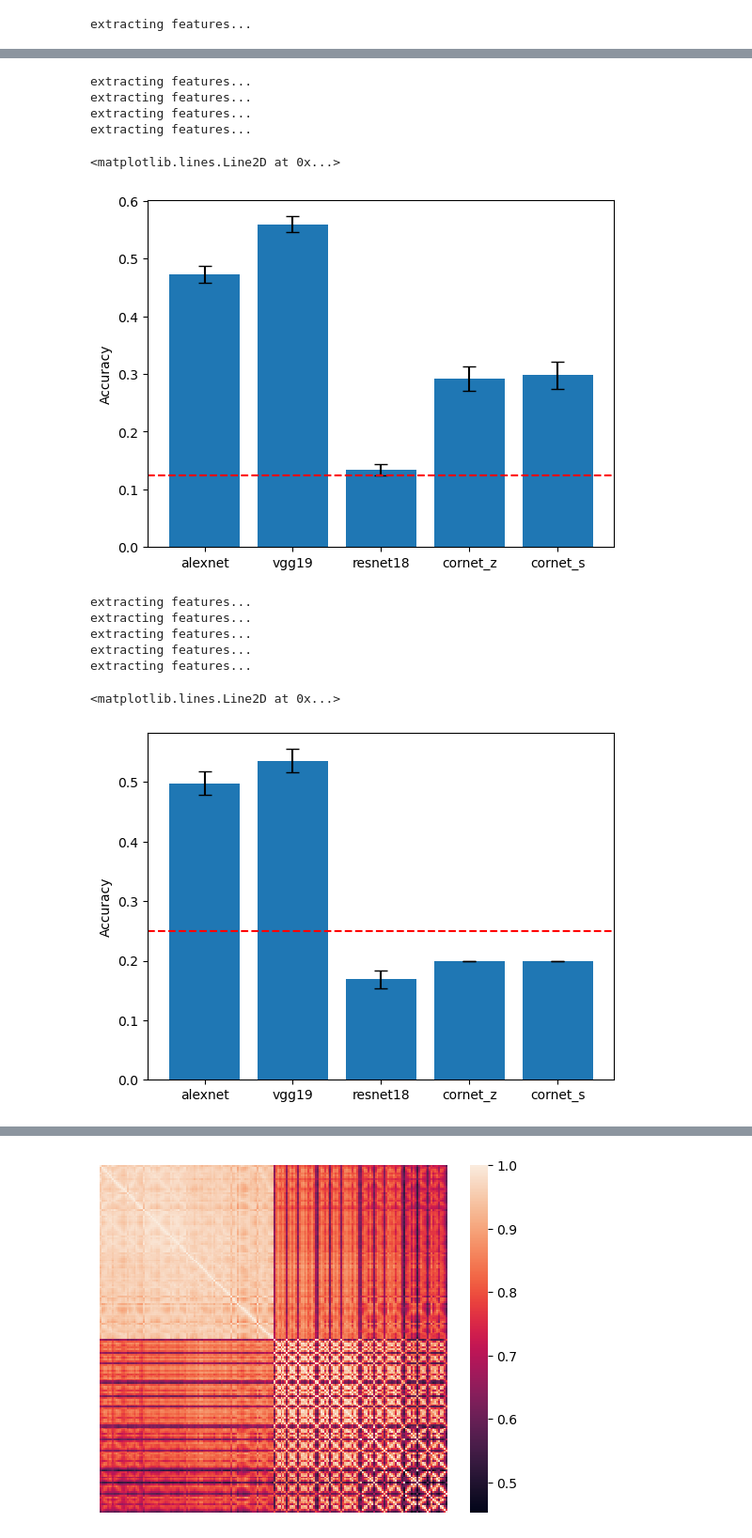
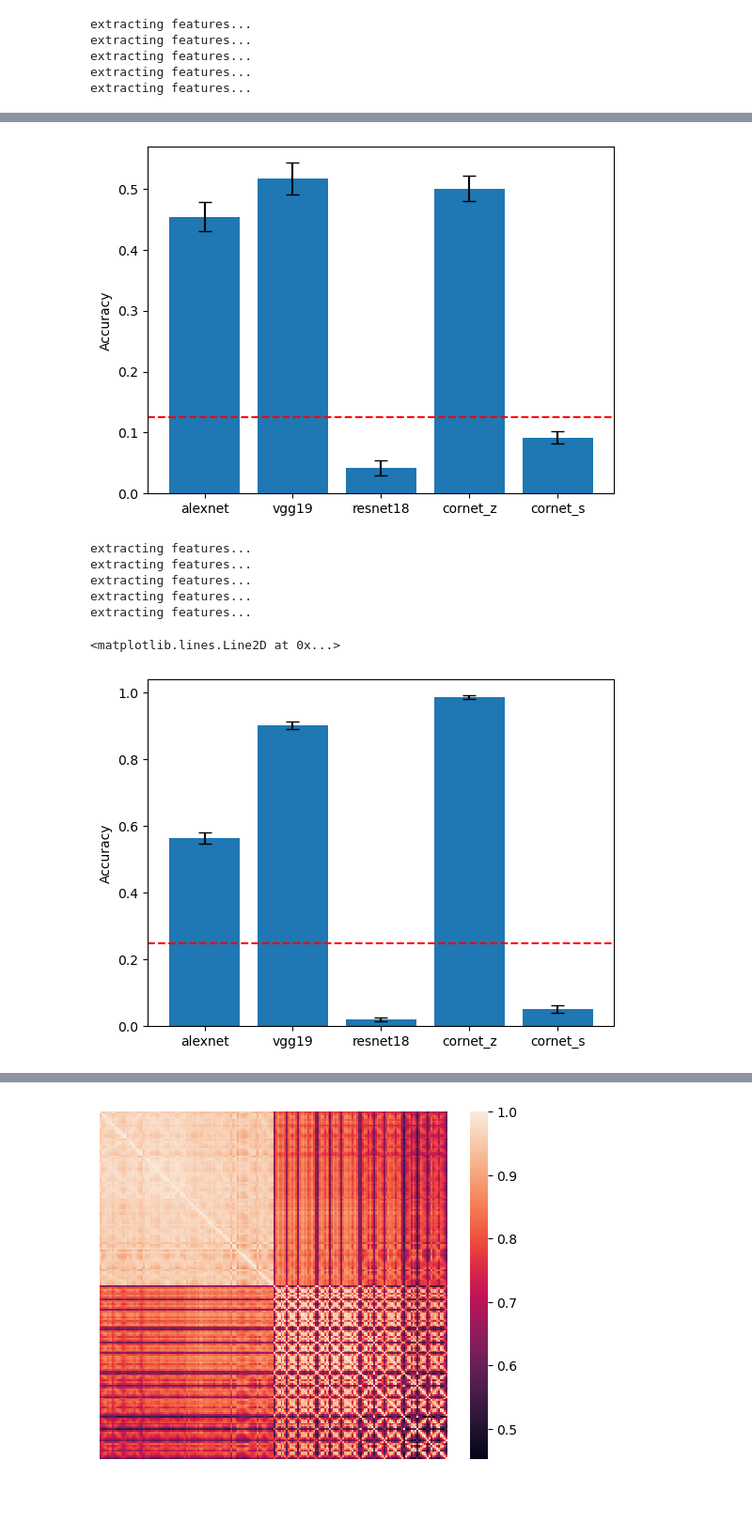
Before and after one commit to vayzenb/goodale-milner-test, a Jupyter notebook: dnn_playground.ipynb, the cells around one changed output, grey strips where cells are left out. Shown at 94% size. Cells and saved outputs as stored; diff of their text form; code cells hidden in the pictures; blank space fills up the shorter version.

```diff
--- a/dnn_playground.ipynb
+++ b/dnn_playground.ipynb
@@ -44,7 +45,7 @@ def load_model(model_arch):
         layer_call = "getattr(getattr(model,'decoder'),'avgpool')"
 
     elif model_arch =='cornet_s':
-        model = cornet.get_model('z', pretrained=True, map_location=torch.device('cpu')).module
+        model = cornet.get_model('s', pretrained=True, map_location=torch.device('cpu')).module
         layer_call = "getattr(getattr(model,'decoder'),'avgpool')"
 
     elif model_arch =='alexnet':
@@ -135,7 +136,8 @@ def classify(acts, labels, splits):
     for i, (train_index, test_index) in enumerate(sss.split(acts, labels)):
         X_train, X_test = acts[train_index], acts[test_index]
         y_train, y_test = labels[train_index], labels[test_index]
-        clf = svm.SVC()
+        #clf = svm.SVC()
+        clf = RidgeClassifierCV()
         clf.fit(X_train, y_train)
         acc[i] = clf.score(X_test, y_test)
 
@@ -147,10 +149,10 @@ def classify(acts, labels, splits):
 Run for all stim
 '''
 
-stim_dir = f'{curr_dir}/stim/orient'
+stim_dir = f'{curr_dir}/stim/all_v1'
 
 cat_num = 8
-exemplar_num = 18
+exemplar_num = 5
 #create list of labels
 #create list of 8 categerories of 24 exemplars each
 labels = np.asanyarray([np.zeros(exemplar_num) + i for i in range(cat_num)])
@@ -179,3 +181,7 @@ ax.set_ylabel('Accuracy')
 ax.axhline(y=1/cat_num, color='r', linestyle='--')
 # %% [output]
 extracting features...
+extracting features...
+extracting features...
+extracting features...
+extracting features...
@@ -183,9 +189,4 @@ Downloading: "https://download.pytorch.org/models/vgg11-8a719046.pth" to /home/v
-extracting features...
-extracting features...
-extracting features...
-extracting features...
-<matplotlib.lines.Line2D at 0x...>
-[figure, old version]
+[figure, new version]
 # %%
 '''
 Run for curved stim
@@ -228,7 +229,7 @@ extracting features...
 extracting features...
 extracting features...
 <matplotlib.lines.Line2D at 0x...>
-[figure, old version]
+[figure, new version]
 # %%
 '''
 Run for all rect stim
```
Also changed, not shown: parts of 3 cells of this notebook.
